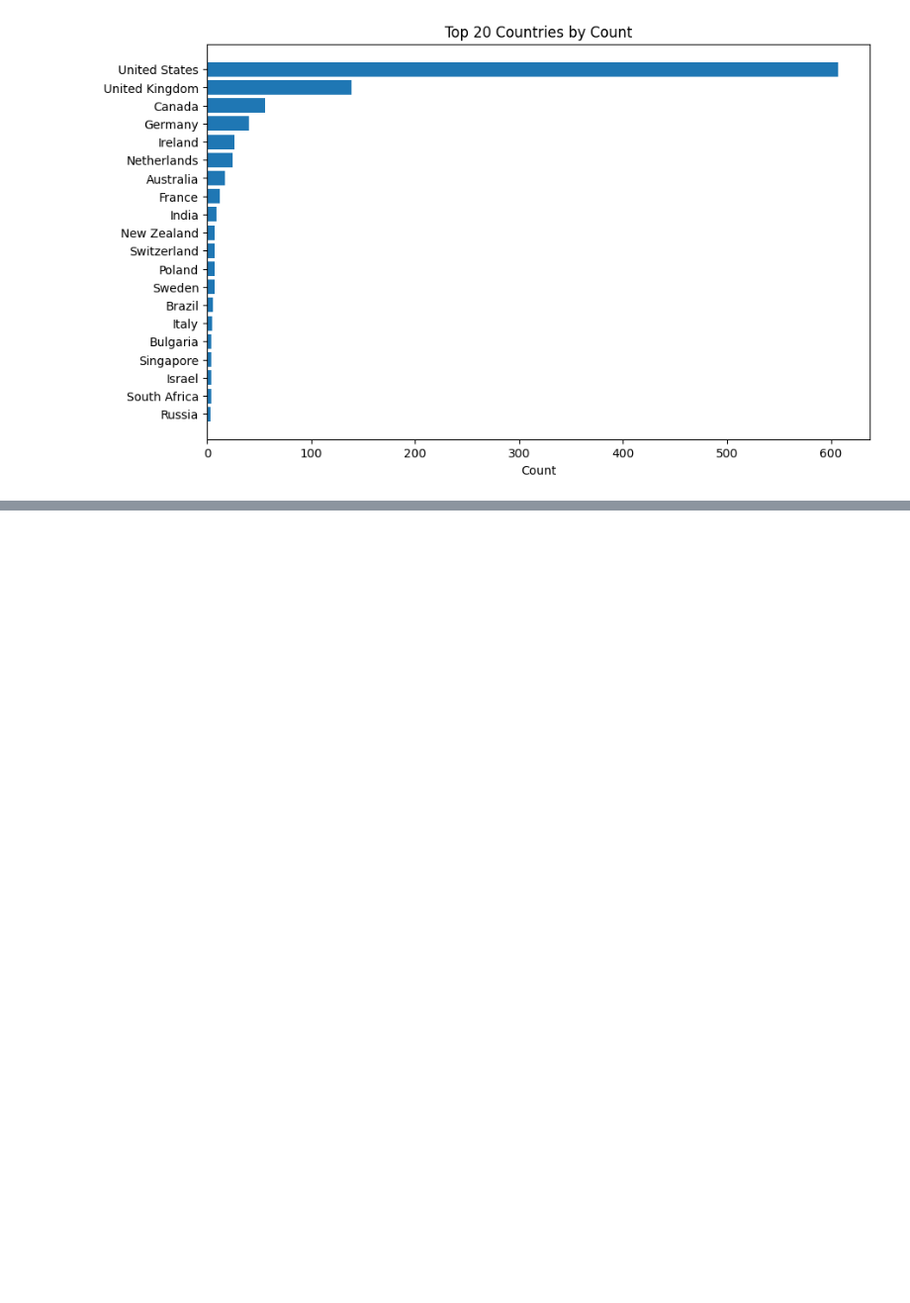
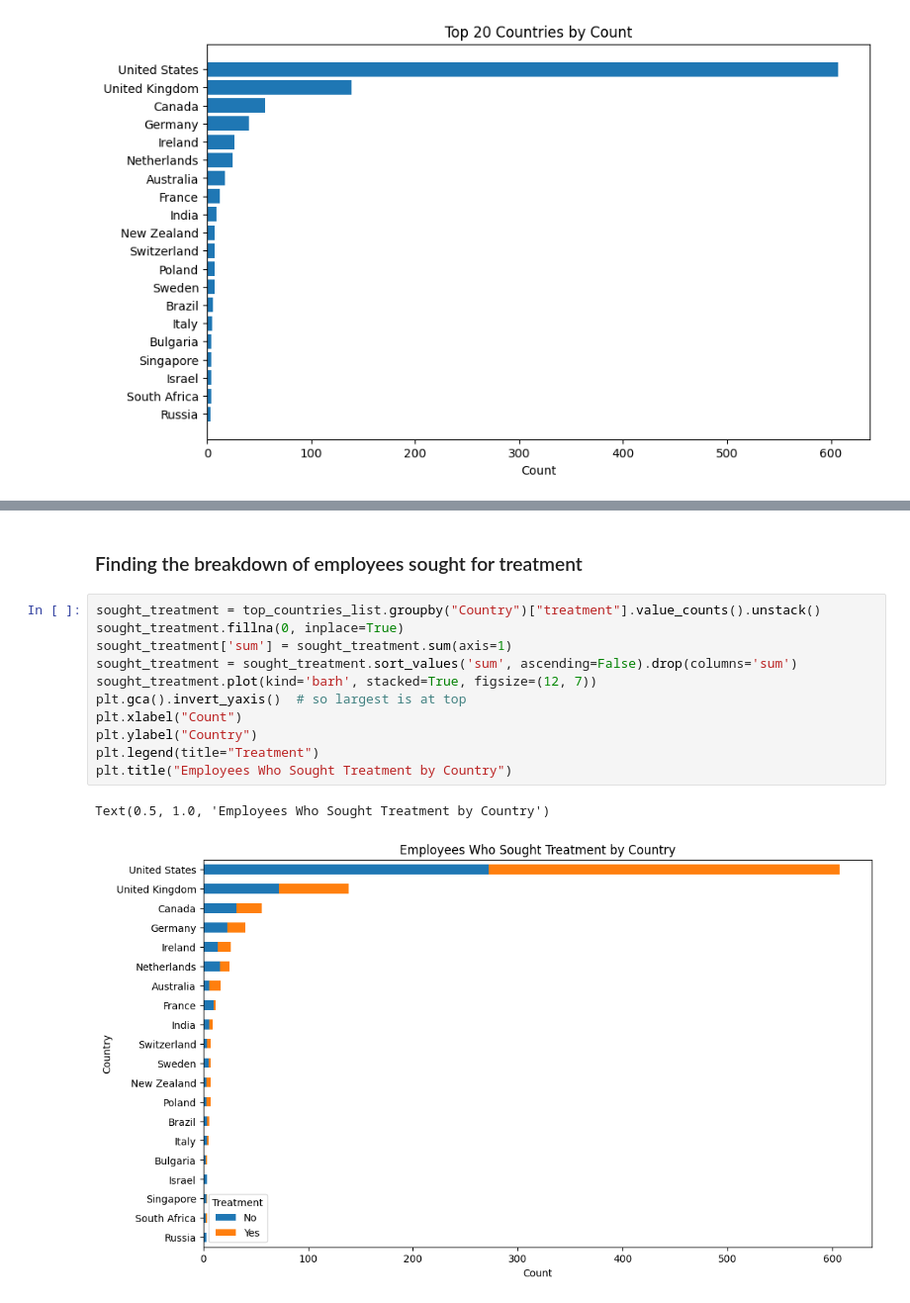
Before and after one commit to edmundlemon/mental_health_data_analysis, a Jupyter notebook: assignment.ipynb, the cells around one changed output, grey strips where cells are left out. Shown: that part at 99% size. Drawn from its saved outputs; the diff is of its cells as text; blank space fills up the shorter version.

```diff
--- a/assignment.ipynb
+++ b/assignment.ipynb
@@ -194,3 +203,19 @@ plt.title("Employee Mental Health Benefits by Country")
 # %% [output]
 Text(0.5, 1.0, 'Employee Mental Health Benefits by Country')
 [figure]
+# %% [markdown]
+### Finding the breakdown of employees sought for treatment
+# %%
+sought_treatment = top_countries_list.groupby("Country")["treatment"].value_counts().unstack()
+sought_treatment.fillna(0, inplace=True)
+sought_treatment['sum'] = sought_treatment.sum(axis=1)
+sought_treatment = sought_treatment.sort_values('sum', ascending=False).drop(columns='sum')
+sought_treatment.plot(kind='barh', stacked=True, figsize=(12, 7))
+plt.gca().invert_yaxis()  # so largest is at top
+plt.xlabel("Count")
+plt.ylabel("Country")
+plt.legend(title="Treatment")
+plt.title("Employees Who Sought Treatment by Country")
+# %% [output]
+Text(0.5, 1.0, 'Employees Who Sought Treatment by Country')
+[figure, added]
```
Also changed, not shown: parts of 7 cells of this notebook.
